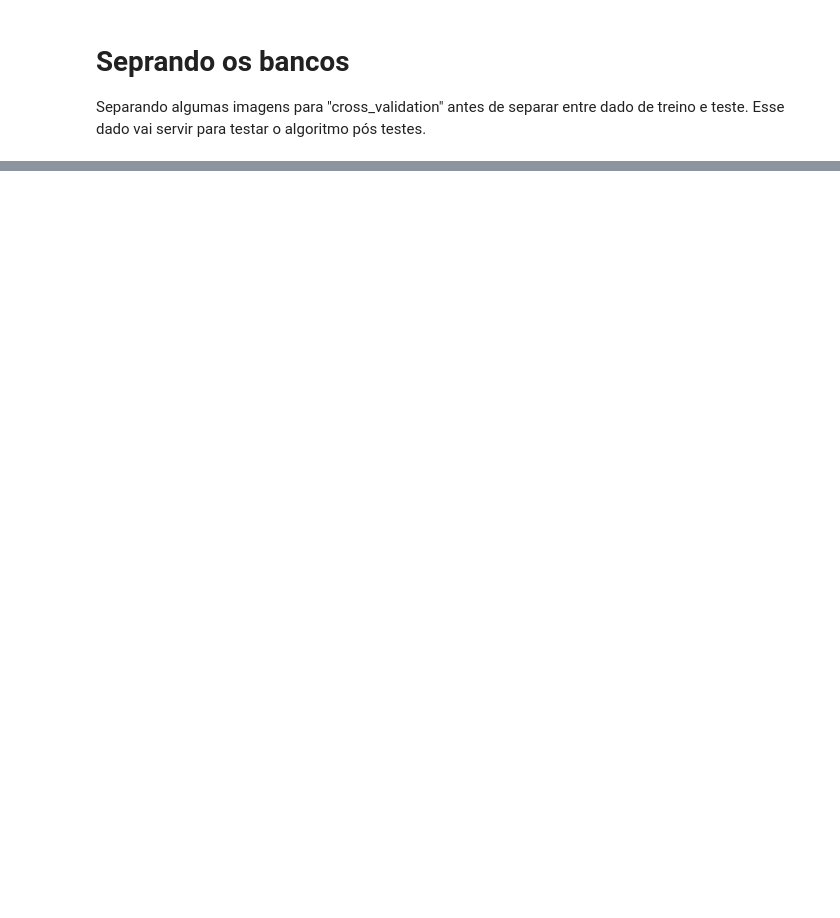
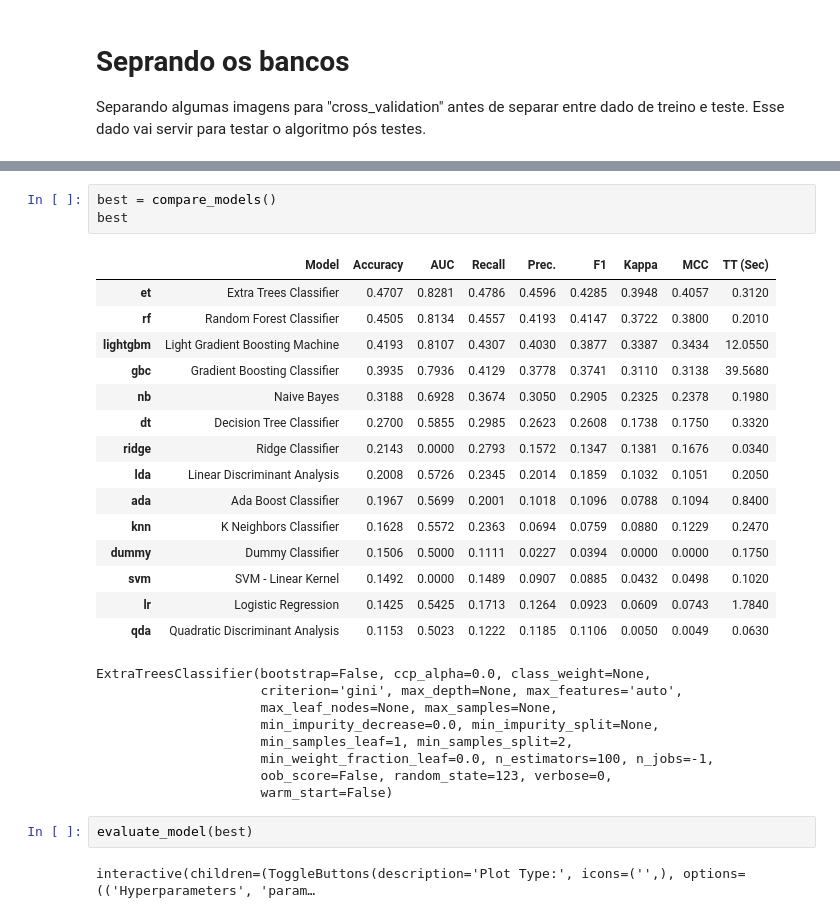
Before and after one commit to Laboratorio-de-Analise-de-Dados/doc_CNN_Eloiza, a Jupyter notebook: script/pycaret-guilherme/Classificação_imagens_PyCaret_2022_11_20.ipynb, the cells around one changed output, grey strips where cells are left out. Cells and saved outputs as stored; diff of their text form; blank space fills up the shorter version.

Commit message:
Primeiro modelo salvo

```diff
--- a/script/pycaret-guilherme/Classificação_imagens_PyCaret_2022_11_20.ipynb
+++ b/script/pycaret-guilherme/Classificação_imagens_PyCaret_2022_11_20.ipynb
@@ -887,0 +909,31 @@ PicklingError: Can't pickle <function ModelContainer.__init__.<locals>.<lambda>
+# %%
+best = compare_models()
+best
+# %% [output]
+|  | Model | Accuracy | AUC | Recall | Prec. | F1 | Kappa | MCC | TT (Sec) |
+| et | Extra Trees Classifier | 0.4707 | 0.8281 | 0.4786 | 0.4596 | 0.4285 | 0.3948 | 0.4057 | 0.3120 |
+| rf | Random Forest Classifier | 0.4505 | 0.8134 | 0.4557 | 0.4193 | 0.4147 | 0.3722 | 0.3800 | 0.2010 |
+| lightgbm | Light Gradient Boosting Machine | 0.4193 | 0.8107 | 0.4307 | 0.4030 | 0.3877 | 0.3387 | 0.3434 | 12.0550 |
+| gbc | Gradient Boosting Classifier | 0.3935 | 0.7936 | 0.4129 | 0.3778 | 0.3741 | 0.3110 | 0.3138 | 39.5680 |
+| nb | Naive Bayes | 0.3188 | 0.6928 | 0.3674 | 0.3050 | 0.2905 | 0.2325 | 0.2378 | 0.1980 |
+| dt | Decision Tree Classifier | 0.2700 | 0.5855 | 0.2985 | 0.2623 | 0.2608 | 0.1738 | 0.1750 | 0.3320 |
+| ridge | Ridge Classifier | 0.2143 | 0.0000 | 0.2793 | 0.1572 | 0.1347 | 0.1381 | 0.1676 | 0.0340 |
+| lda | Linear Discriminant Analysis | 0.2008 | 0.5726 | 0.2345 | 0.2014 | 0.1859 | 0.1032 | 0.1051 | 0.2050 |
+| ada | Ada Boost Classifier | 0.1967 | 0.5699 | 0.2001 | 0.1018 | 0.1096 | 0.0788 | 0.1094 | 0.8400 |
+| knn | K Neighbors Classifier | 0.1628 | 0.5572 | 0.2363 | 0.0694 | 0.0759 | 0.0880 | 0.1229 | 0.2470 |
+| dummy | Dummy Classifier | 0.1506 | 0.5000 | 0.1111 | 0.0227 | 0.0394 | 0.0000 | 0.0000 | 0.1750 |
+| svm | SVM - Linear Kernel | 0.1492 | 0.0000 | 0.1489 | 0.0907 | 0.0885 | 0.0432 | 0.0498 | 0.1020 |
+| lr | Logistic Regression | 0.1425 | 0.5425 | 0.1713 | 0.1264 | 0.0923 | 0.0609 | 0.0743 | 1.7840 |
+| qda | Quadratic Discriminant Analysis | 0.1153 | 0.5023 | 0.1222 | 0.1185 | 0.1106 | 0.0050 | 0.0049 | 0.0630 |
+ExtraTreesClassifier(bootstrap=False, ccp_alpha=0.0, class_weight=None,
+                     criterion='gini', max_depth=None, max_features='auto',
+                     max_leaf_nodes=None, max_samples=None,
+                     min_impurity_decrease=0.0, min_impurity_split=None,
+                     min_samples_leaf=1, min_samples_split=2,
+                     min_weight_fraction_leaf=0.0, n_estimators=100, n_jobs=-1,
+                     oob_score=False, random_state=123, verbose=0,
+                     warm_start=False)
+# %%
+evaluate_model(best)
+# %% [output]
+interactive(children=(ToggleButtons(description='Plot Type:', icons=('',), options=(('Hyperparameters', 'param…
```
Also changed, not shown: parts of 29 cells of this notebook, 3 other files.
